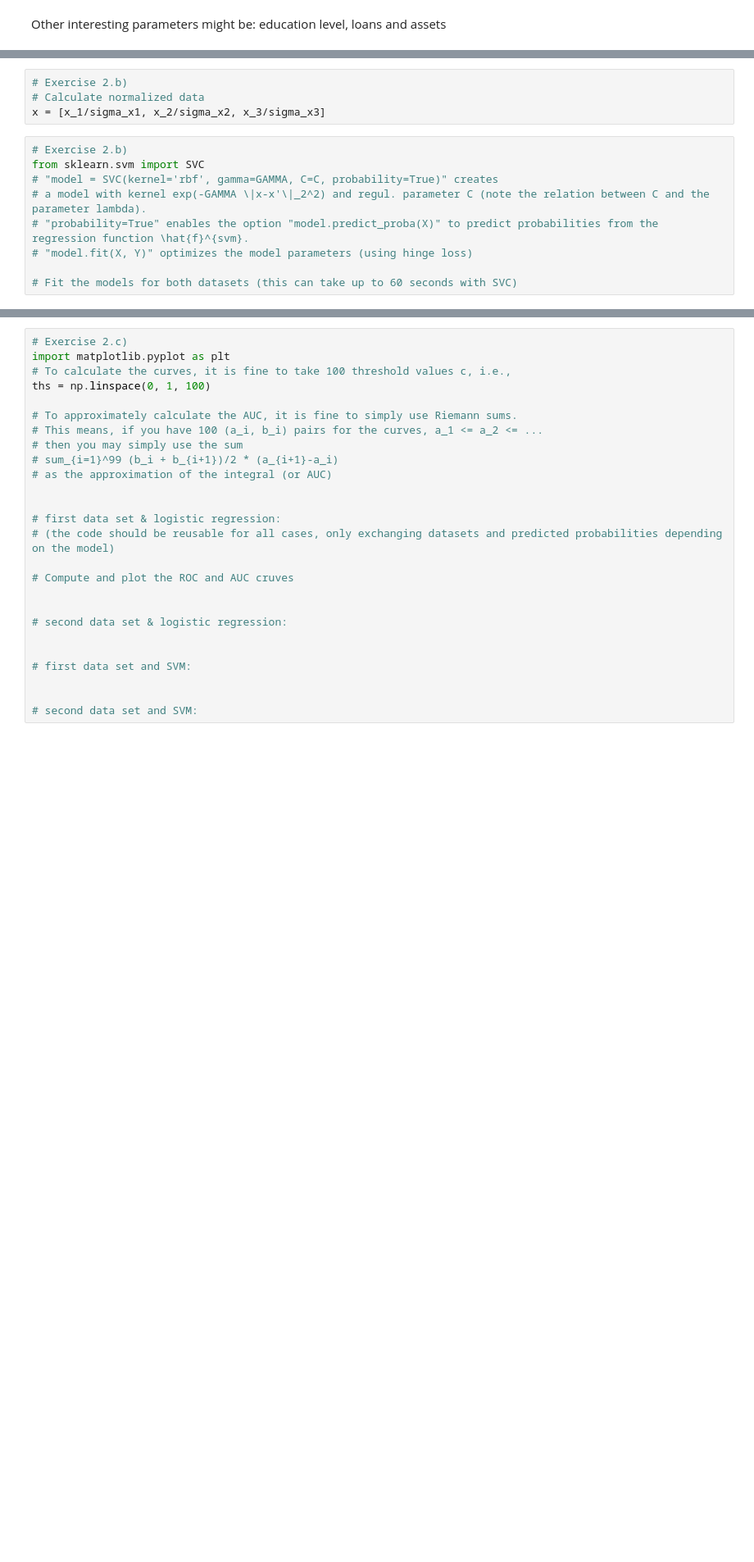
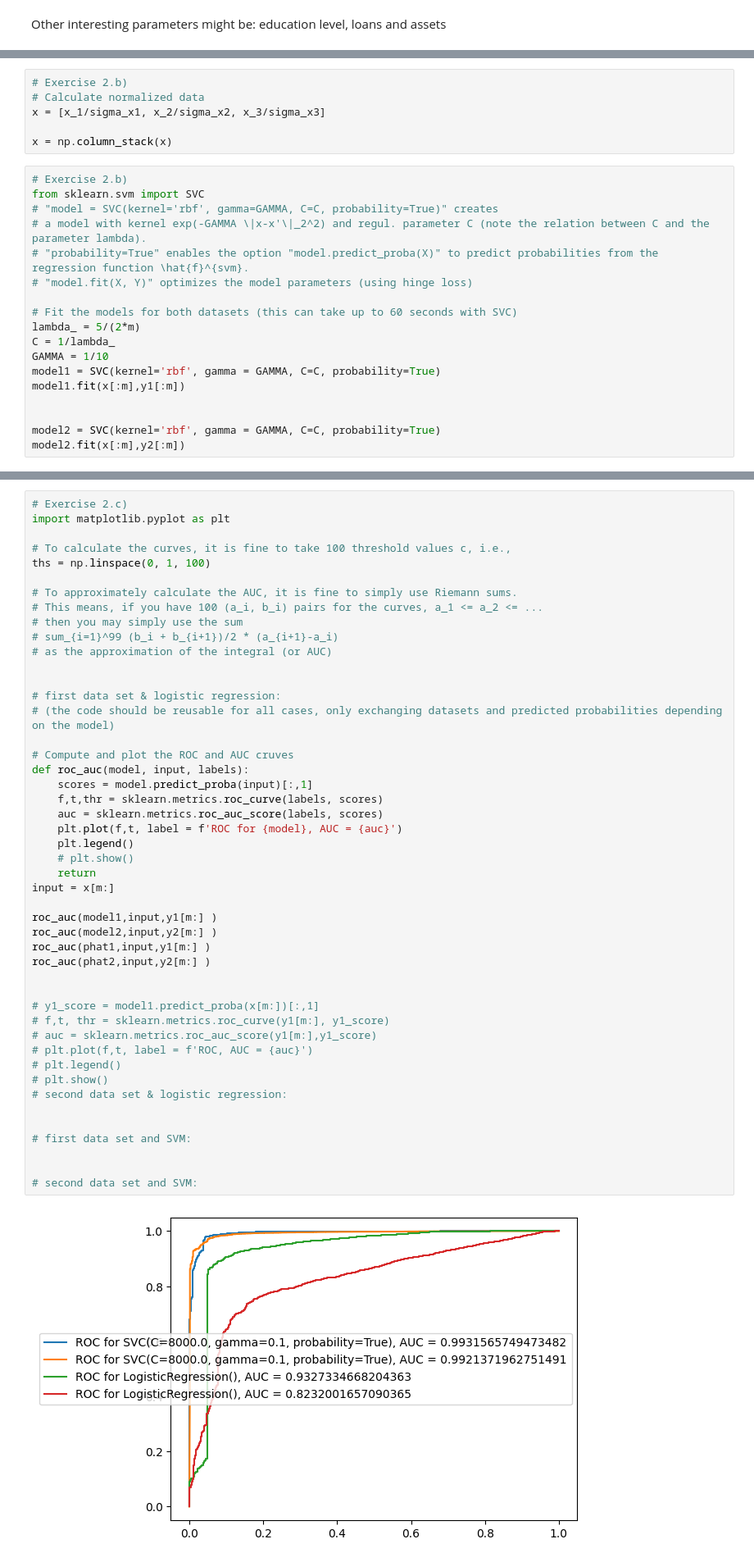
Before and after one commit to j123and/credit_risk, a Jupyter notebook: main.ipynb, the cells around one changed output, grey strips where cells are left out. Shown at 82% size. Saved outputs shown, nothing was run; the diff lists cells and outputs as text; blank space fills up the shorter version.

```diff
--- a/main.ipynb
+++ b/main.ipynb
@@ -116,6 +116,8 @@ from sklearn.metrics import log_loss
 # Exercise 2.b)
 # Calculate normalized data
 x = [x_1/sigma_x1, x_2/sigma_x2, x_3/sigma_x3]
+
+x = np.column_stack(x)
 # %%
 # Exercise 2.b)
 from sklearn.svm import SVC
@@ -125,6 +127,15 @@ from sklearn.svm import SVC
 # "model.fit(X, Y)" optimizes the model parameters (using hinge loss)
 
 # Fit the models for both datasets (this can take up to 60 seconds with SVC)
+lambda_ = 5/(2*m)
+C = 1/lambda_
+GAMMA = 1/10
+model1 = SVC(kernel='rbf', gamma = GAMMA, C=C, probability=True)
+model1.fit(x[:m],y1[:m])
+
+
+model2 = SVC(kernel='rbf', gamma = GAMMA, C=C, probability=True)
+model2.fit(x[:m],y2[:m])
 # %%
 # Exercise 2.b)
 # "model.predict_proba(X)" predicts probabilities from features (note that it outputs both P(Y=0|X) and P(Y=1|X))
@@ -133,29 +159,52 @@ from sklearn.svm import SVC
 # %%
 # Exercise 2.c)
 import matplotlib.pyplot as plt
+
 # To calculate the curves, it is fine to take 100 threshold values c, i.e.,
 ths = np.linspace(0, 1, 100)
 
 # To approximately calculate the AUC, it is fine to simply use Riemann sums.
 # This means, if you have 100 (a_i, b_i) pairs for the curves, a_1 <= a_2 <= ...
 # then you may simply use the sum
 # sum_{i=1}^99 (b_i + b_{i+1})/2 * (a_{i+1}-a_i)
 # as the approximation of the integral (or AUC)
 
 
 # first data set & logistic regression:
 # (the code should be reusable for all cases, only exchanging datasets and predicted probabilities depending on the model)
 
 # Compute and plot the ROC and AUC cruves
+def roc_auc(model, input, labels):
+    scores = model.predict_proba(input)[:,1]
+    f,t,thr = sklearn.metrics.roc_curve(labels, scores)
+    auc = sklearn.metrics.roc_auc_score(labels, scores)
+    plt.plot(f,t, label = f'ROC for {model}, AUC = {auc}')
+    plt.legend()
+    # plt.show()
+    return
+input = x[m:]
+
+roc_auc(model1,input,y1[m:] )
+roc_auc(model2,input,y2[m:] )
+roc_auc(phat1,input,y1[m:] )
+roc_auc(phat2,input,y2[m:] )
 
 
+# y1_score = model1.predict_proba(x[m:])[:,1]
+# f,t, thr = sklearn.metrics.roc_curve(y1[m:], y1_score)
+# auc = sklearn.metrics.roc_auc_score(y1[m:],y1_score)
+# plt.plot(f,t, label = f'ROC, AUC = {auc}')
+# plt.legend()
+# plt.show()
 # second data set & logistic regression:
 
 
 # first data set and SVM:
 
 
 # second data set and SVM:
+# %% [output]
+[figure, added]
 # %%
 # Exercise 3.
 
```
Also changed, not shown: parts of 2 cells of this notebook.
